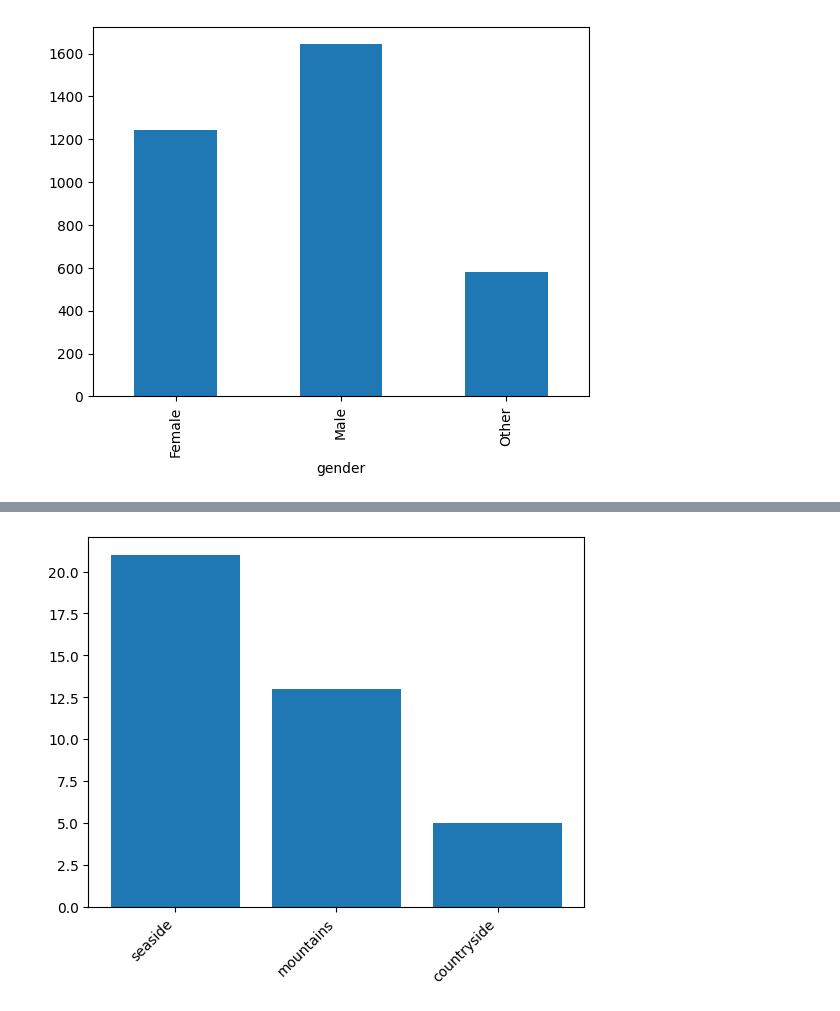
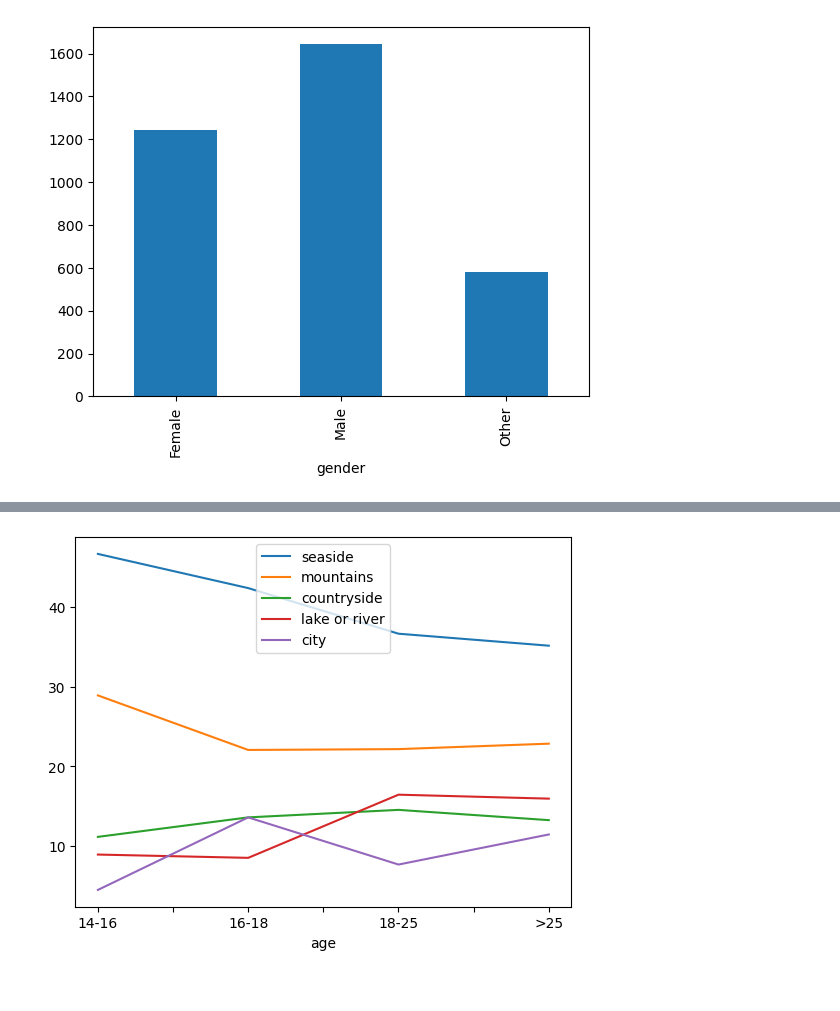
Before and after one commit to nic-obert/vacation-analysis, a Jupyter notebook: analyze.ipynb, the cells around one changed output, grey strips where cells are left out. Saved outputs shown, nothing was run; the diff lists cells and outputs as text; code cells hidden in the pictures.

```diff
--- a/analyze.ipynb
+++ b/analyze.ipynb
@@ -840,33 +904,38 @@ for transport in transports:
     unique_transports.update(transport)
 unique_transports = list(unique_transports)
 
-cost = [0] * len(unique_transports)
+cost_per_transport = [0] * len(unique_transports)
 
 for i, transport_type in enumerate(unique_transports):
     # Count the number of times each transport type is mentioned
     transport_count = transports.apply(lambda x: x.count(transport_type))
 
     # Get the cost if the transport type is mentioned
-    cost[i] = df[transport_count > 0]['cost'].mean()
+    cost_per_transport[i] = df[transport_count > 0]['cost'].mean()
 
 
 # Plot the average cost per transport type
 import matplotlib.pyplot as plt
 
 # Sort the activities by their cost
-cost, unique_transports = zip(*reversed(sorted(zip(cost, unique_transports))))
+cost_per_transport, unique_transports = zip(*reversed(sorted(zip(cost_per_transport, unique_transports))))
 
 # Keep only the top 5 activities
-cost_top_5 = cost[:5]
+cost_top_5 = cost_per_transport[:5]
 unique_activities_top_5 = unique_transports[:5]
 
 # Emphasize the difference between the activity types
-cost_top_5 = [c ** 5 for c in cost_top_5]
+cost_top_5 = [c ** 1 for c in cost_top_5]
 
 plt.bar(unique_activities_top_5, cost_top_5)
 plt.setp(plt.gca().get_xticklabels(), rotation=20, horizontalalignment='right')
 plt.show()
 
 
-dict(zip(unique_transports, cost))
+dict(zip(unique_transports, cost_per_transport))
+
+# Save the top 5 data to a csv file
+cost_per_transport = pd.DataFrame(zip(unique_activities_top_5, cost_top_5), columns=['transport', 'cost'])
+cost_per_transport.set_index('transport', inplace=True)
+cost_per_transport.to_csv('cost_per_transport_top_5.csv')
 # %% [output]
@@ -1088,50 +1187,78 @@ Name: enjoyment, dtype: float64
 # %%
 # Get the most popular targets for each age range
 
 targets = df.groupby('age')['target'].apply(lambda x: ';'.join(x))
 
 # Drop the <14 age range because there is too little data
 targets = targets.drop('<14')
 
 # Split the targets into a list
 targets = targets.apply(lambda x: x.split(';'))
 
 # Count the number of times each target appears
 targets = targets.apply(lambda x: pd.Series(x).value_counts())
 
 # Substitue NaN with 0
 targets = targets.fillna(0)
 
 # Sum the number of times each target appears for each age range
 targets = targets.groupby(targets.index).sum()
 
-POWER_EMPHASIS = 1
+# POWER_EMPHASIS = 1
 
 # Split the targets into age ranges and sort them from highest to lowest and keep only the top 3
-targets_14_16 = targets.loc['14-16'].sort_values(ascending=False).head(3).apply(lambda x: x ** POWER_EMPHASIS)
-targets_16_18 = targets.loc['16-18'].sort_values(ascending=False).head(3).apply(lambda x: x ** POWER_EMPHASIS)
-targets_18_25 = targets.loc['18-25'].sort_values(ascending=False).head(3).apply(lambda x: x ** POWER_EMPHASIS)
-targets_25 = targets.loc['>25'].sort_values(ascending=False).head(3).apply(lambda x: x ** POWER_EMPHASIS)
+# targets_14_16 = targets.loc['14-16'].sort_values(ascending=False).head(3).apply(lambda x: x ** POWER_EMPHASIS)
+# targets_16_18 = targets.loc['16-18'].sort_values(ascending=False).head(3).apply(lambda x: x ** POWER_EMPHASIS)
+# targets_18_25 = targets.loc['18-25'].sort_values(ascending=False).head(3).apply(lambda x: x ** POWER_EMPHASIS)
+# targets_25 = targets.loc['>25'].sort_values(ascending=False).head(3).apply(lambda x: x ** POWER_EMPHASIS)
 
 # Plot the most popular targets for each age range
+# import matplotlib.pyplot as plt
+
+# plt.bar(targets_14_16.index, targets_14_16.values)
+# plt.setp(plt.gca().get_xticklabels(), rotation=45, horizontalalignment='right')
+# plt.show()
+
+# plt.bar(targets_16_18.index, targets_16_18.values)
+# plt.setp(plt.gca().get_xticklabels(), rotation=45, horizontalalignment='right')
+# plt.show()
+
+# plt.bar(targets_18_25.index, targets_18_25.values)
+# plt.setp(plt.gca().get_xticklabels(), rotation=45, horizontalalignment='right')
+# plt.show()
+
+# plt.bar(targets_25.index, targets_25.values)
+# plt.setp(plt.gca().get_xticklabels(), rotation=45, horizontalalignment='right')
+# plt.show()
+
+# targets
+
+
+# Plot the top 5 targets for each age range using a line chart
+# Use the age range as the x-axis and the percentage of people who chose the target as the y-axis
 import matplotlib.pyplot as plt
 
-plt.bar(targets_14_16.index, targets_14_16.values)
-plt.setp(plt.gca().get_xticklabels(), rotation=45, horizontalalignment='right')
+# Get the age ranges
+age_ranges = targets.index
+
+# Calculate the percentage of people who chose each target for each age range
+targets_percentage = targets.copy()
+for i, age_range in enumerate(age_ranges):
+    targets_percentage.iloc[i] = targets_percentage.iloc[i] / targets_percentage.iloc[i].sum() * 100
+
+targets_percentage
+
+# Keep only the first 5 columns
+targets_percentage = targets_percentage.iloc[:, :5]
+
+# Plot the target percentages using a multiline chart
+targets_percentage.plot.line()
 plt.show()
 
-plt.bar(targets_16_18.index, targets_16_18.values)
-plt.setp(plt.gca().get_xticklabels(), rotation=45, horizontalalignment='right')
-plt.show()
+# The seaside is always the most popular target for all age ranges
+# The mountains are the second most popular target for all age ranges, but far behind the seaside
 
-plt.bar(targets_18_25.index, targets_18_25.values)
-plt.setp(plt.gca().get_xticklabels(), rotation=45, horizontalalignment='right')
-plt.show()
-
-plt.bar(targets_25.index, targets_25.values)
-plt.setp(plt.gca().get_xticklabels(), rotation=45, horizontalalignment='right')
-plt.show()
-
-targets
+# Save the data to a csv file
+targets_percentage.to_csv('top_5_targets_per_age_range.csv')
 # %% [output]
-[figure, old version]
+[figure, new version]
```
Also changed, not shown: parts of 18 cells of this notebook, 19 other files.
